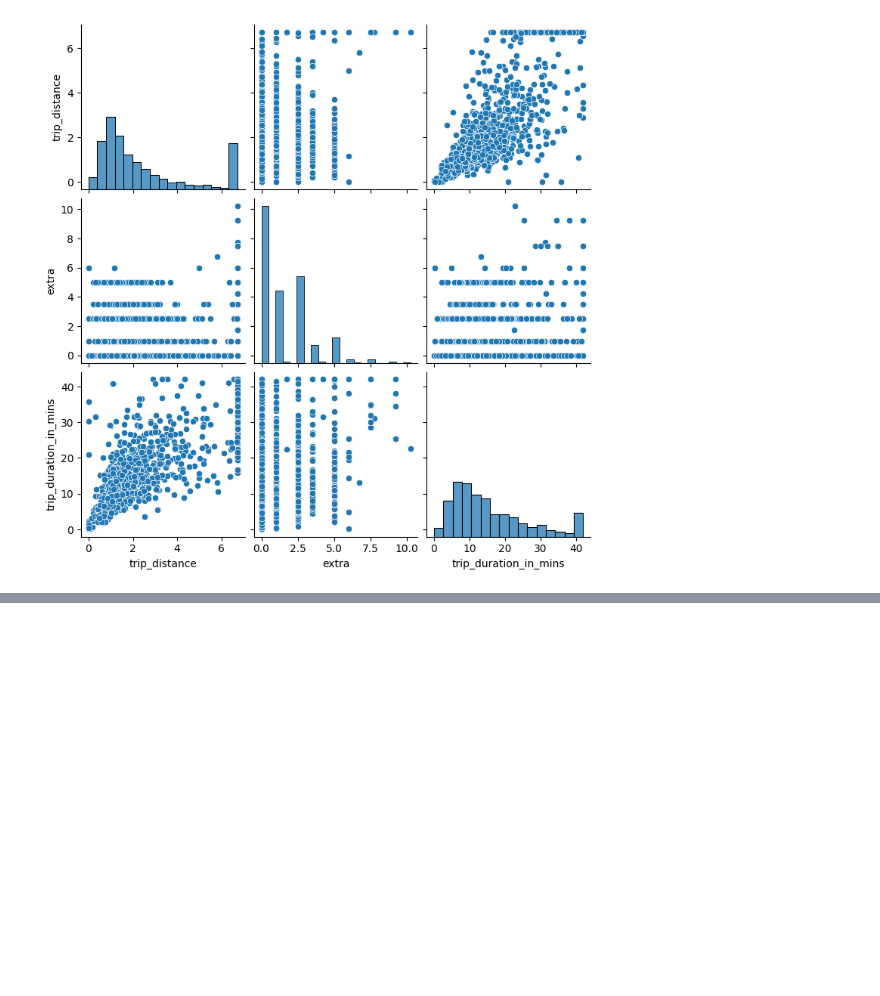
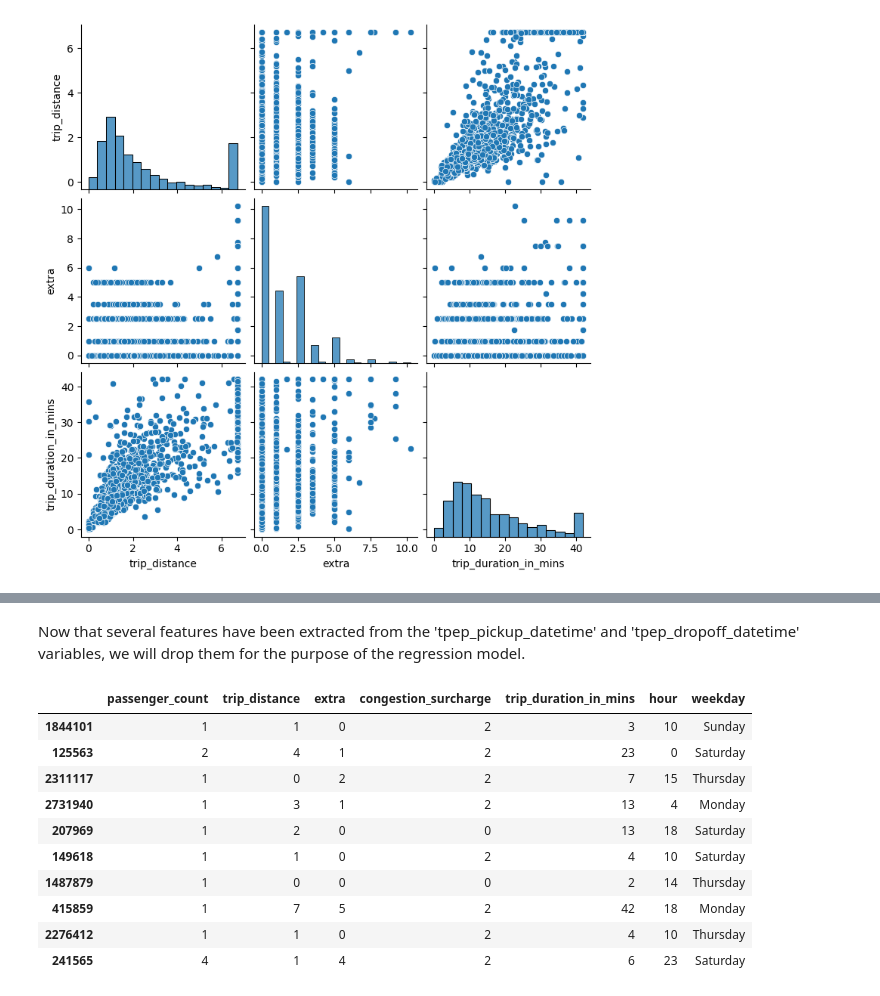
Before and after one commit to ikml-bsrn/NYC_Taxi_Trip_Duration, a Jupyter notebook: nyc_tlc_green.ipynb, the cells around one changed output, grey strips where cells are left out. Cells and saved outputs as stored; diff of their text form; code cells hidden in the pictures; blank space fills up the shorter version.

```diff
--- a/nyc_tlc_green.ipynb
+++ b/nyc_tlc_green.ipynb
@@ -405,0 +468,2 @@ sns.pairplot(sample_df, vars=['trip_distance','extra','trip_duration_in_mins'])
+# %% [markdown]
+Now that several features have been extracted from the 'tpep_pickup_datetime' and 'tpep_dropoff_datetime' variables, we will drop them for the purpose of the regression model.
@@ -405,0 +472,14 @@ sns.pairplot(sample_df, vars=['trip_distance','extra','trip_duration_in_mins'])
+# %%
+yellow_taxi_df.sample(10)
+# %% [output]
+|  | passenger_count | trip_distance | extra | congestion_surcharge | trip_duration_in_mins | hour | weekday |
+| 1844101 | 1 | 1 | 0 | 2 | 3 | 10 | Sunday |
+| 125563 | 2 | 4 | 1 | 2 | 23 | 0 | Saturday |
+| 2311117 | 1 | 0 | 2 | 2 | 7 | 15 | Thursday |
+| 2731940 | 1 | 3 | 1 | 2 | 13 | 4 | Monday |
+| 207969 | 1 | 2 | 0 | 0 | 13 | 18 | Saturday |
+| 149618 | 1 | 1 | 0 | 2 | 4 | 10 | Saturday |
+| 1487879 | 1 | 0 | 0 | 0 | 2 | 14 | Thursday |
+| 415859 | 1 | 7 | 5 | 2 | 42 | 18 | Monday |
+| 2276412 | 1 | 1 | 0 | 2 | 4 | 10 | Thursday |
+| 241565 | 4 | 1 | 4 | 2 | 6 | 23 | Saturday |
```
Also changed, not shown: parts of 39 cells of this notebook.
